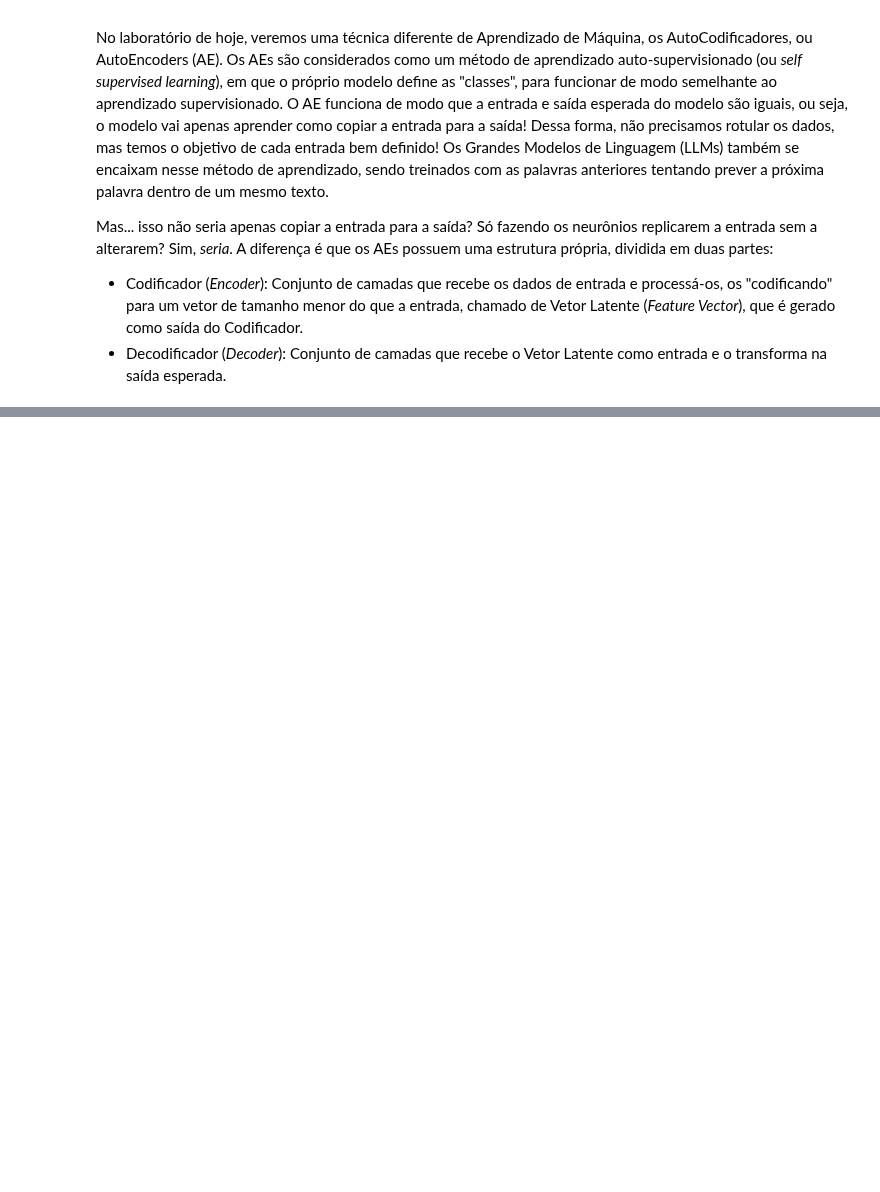
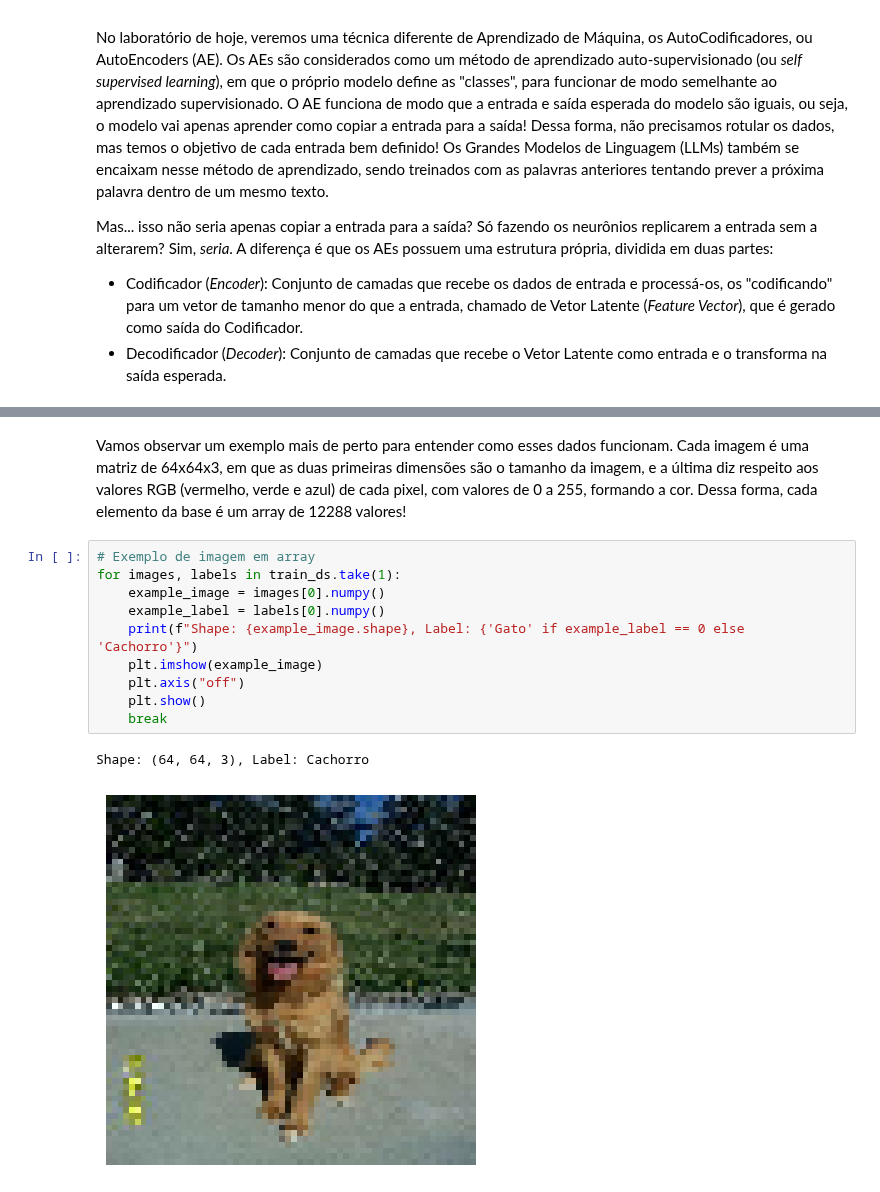
Before and after one commit to henriquemargotte/Aprendizado-de-Maquina-2025-2, a Jupyter notebook: Lab7/lab7.ipynb, the cells around one changed output, grey strips where cells are left out. Drawn from its saved outputs; the diff is of its cells as text; blank space fills up the shorter version.

```diff
--- a/Lab7/lab7.ipynb
+++ b/Lab7/lab7.ipynb
@@ -62,0 +72,15 @@ plt.show()
+# %% [markdown]
+Vamos observar um exemplo mais de perto para entender como esses dados funcionam. Cada imagem é uma matriz de 64x64x3, em que as duas primeiras dimensões são o tamanho da imagem, e a última diz respeito aos valores RGB (vermelho, verde e azul) de cada pixel, com valores de 0 a 255, formando a cor. Dessa forma, cada elemento da base é um array de 12288 valores!
+# %%
+# Exemplo de imagem em array
+for images, labels in train_ds.take(1):
+    example_image = images[0].numpy()
+    example_label = labels[0].numpy()
+    print(f"Shape: {example_image.shape}, Label: {'Gato' if example_label == 0 else 'Cachorro'}")
+    plt.imshow(example_image)
+    plt.axis("off")
+    plt.show()
+    break
+# %% [output]
+Shape: (64, 64, 3), Label: Cachorro
+[figure, added]
```
Also changed, not shown: parts of 7 cells of this notebook.
